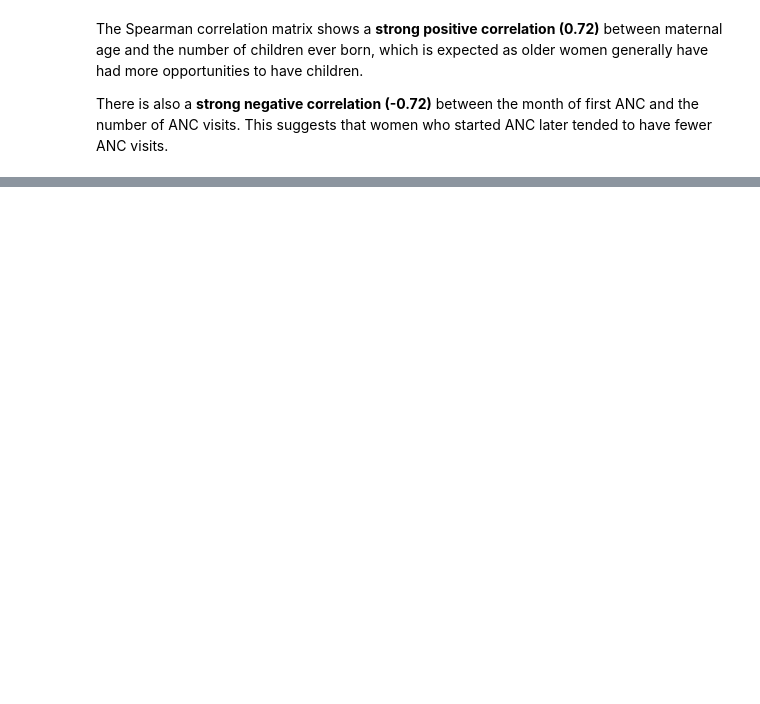
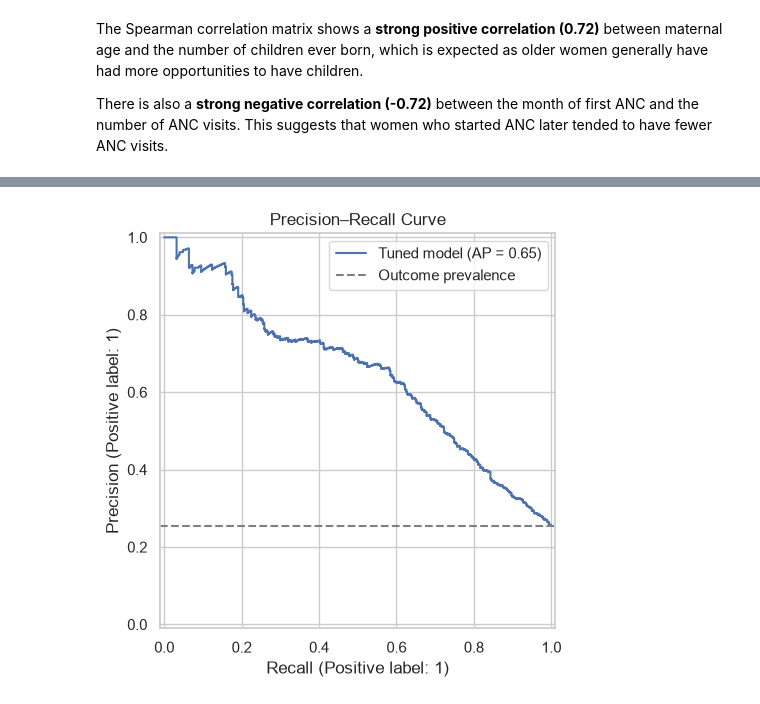
Before and after one commit to dr-baridiminer/Maternal_Health_PNC_Risk_Stratification_Capstone, a Jupyter notebook: notebooks/00_full_project.ipynb, the cells around one changed output, grey strips where cells are left out. Cells and saved outputs as stored; diff of their text form; code cells hidden in the pictures; blank space fills up the shorter version.

Commit message:
Add modeling and evaluation workflow

```diff
--- a/notebooks/00_full_project.ipynb
+++ b/notebooks/00_full_project.ipynb
@@ -1738,0 +1678,4 @@ current feature set rather than a modelling error.
+# %%
+from sklearn.model_selection import GridSearchCV, RandomizedSearchCV, StratifiedGroupKFold
+
+cv = StratifiedGroupKFold(n_splits=5, shuffle=True, random_state=42)
@@ -1738,0 +1828,17 @@ current feature set rather than a modelling error.
+# %%
+selected_model_name = selection_table.iloc[0]["model"]
+best_model = selection_candidates[selected_model_name]
+validation_probabilities = best_model.predict_proba(X_validation)[:, 1]
+
+if selected_model_name == "Tuned XGBoost":
+    selected_best_parameters = xgboost_tuning.best_params_
+elif selected_model_name == "Tuned logistic regression":
+    selected_best_parameters = logistic_tuning.best_params_
+else:
+    selected_best_parameters = fitted_models["Random forest"].named_steps["model"].get_params()
+
+print(f"Best logistic CV PR-AUC: {logistic_tuning.best_score_:.3f}")
+print(f"Best XGBoost CV PR-AUC:  {xgboost_tuning.best_score_:.3f}")
+print(f"Selected model: {selected_model_name}")
+print(f"Validation PR-AUC: {average_precision_score(y_validation, validation_probabilities):.3f}")
+display(pd.Series(selected_best_parameters, name="value").to_frame())
@@ -1738,0 +2066,22 @@ current feature set rather than a modelling error.
+# %%
+import matplotlib.pyplot as plt
+import seaborn as sns
+from sklearn.calibration import CalibrationDisplay
+from sklearn.metrics import PrecisionRecallDisplay, RocCurveDisplay
+
+sns.set_theme(style="whitegrid")
+# %%
+fig, ax = plt.subplots(figsize=(6, 5))
+PrecisionRecallDisplay.from_predictions(
+    y_test,
+    test_probabilities,
+    ax=ax,
+    name="Tuned model",
+)
+ax.axhline(y_test.mean(), color="grey", linestyle="--", label="Outcome prevalence")
+ax.set_title("Precision–Recall Curve")
+ax.legend()
+plt.tight_layout()
+plt.show()
+# %% [output]
+[figure, added]
```
Also changed, not shown: parts of 125 cells of this notebook, 2 other files.
